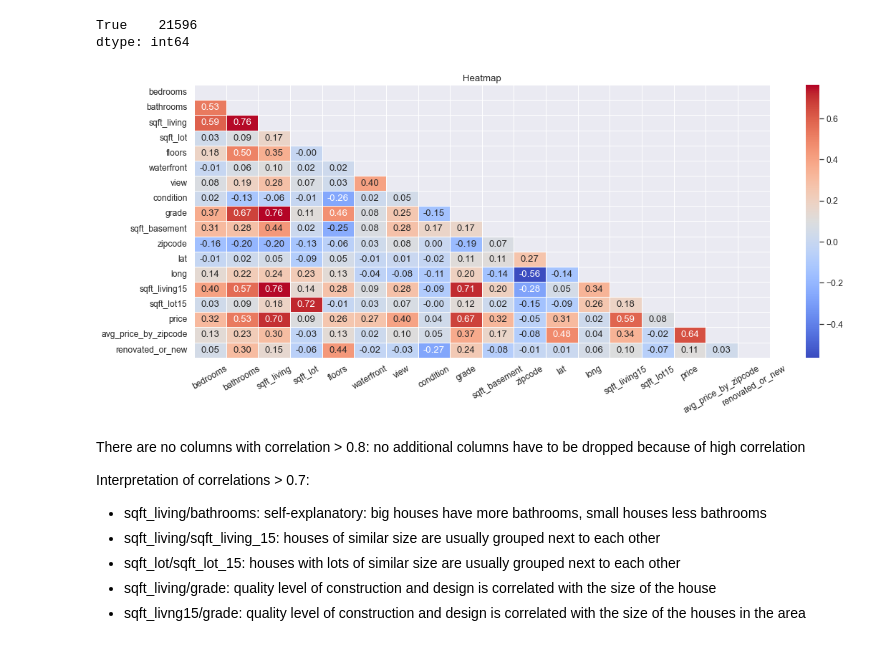
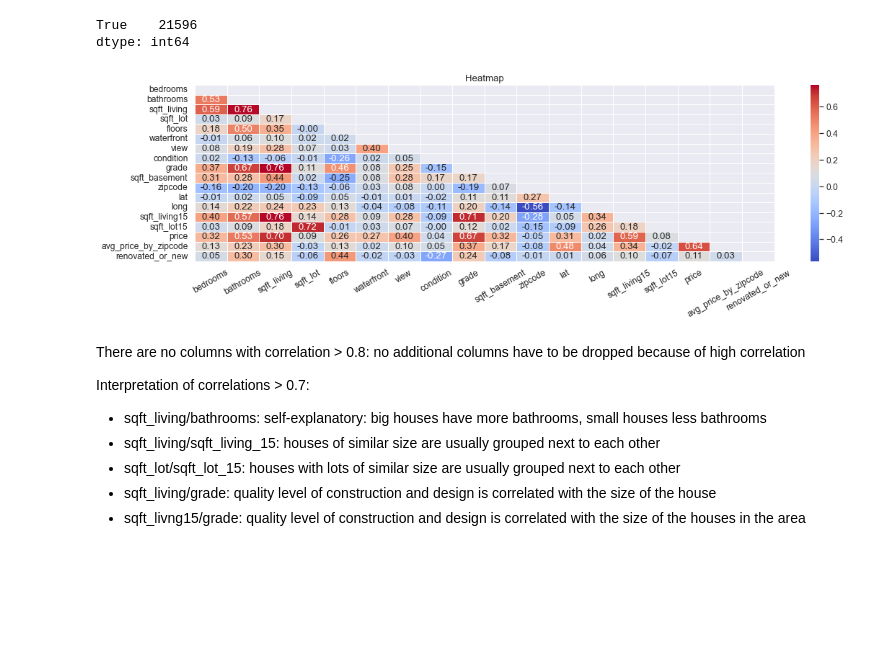
Before and after one commit to florent-zahoui/MidTermProject_IH_DA_02_22, a Jupyter notebook: MidTerm Project/Modelling.ipynb, the cells around one changed output. Saved outputs shown, nothing was run; the diff lists cells and outputs as text; code cells hidden in the pictures; blank space fills up the shorter version.

```diff
--- a/MidTerm Project/Modelling.ipynb
+++ b/MidTerm Project/Modelling.ipynb
@@ -106,21 +106,21 @@ df.drop(["basement"], axis = 1, inplace=True)
 # %%
 # Heatmap
 
 correlation_matrix = df.corr()
 sns.set(font_scale=1.1) # Font size
 
-fig, ax = plt.subplots(figsize = (18,7))
+fig, ax = plt.subplots(figsize = (18,4.5))
 
 ax.set_title("Heatmap")
 corr = df.corr()
 
 matrix = np.triu(corr) # Getting the Upper Triangle of the corelation matrix
 sns.heatmap(corr, cmap = "coolwarm", linewidth = 1, annot=True,  fmt = ".2f", mask=matrix) # using the upper triangle matrix as mask
 ax.set_xticklabels(ax.get_xticklabels(),rotation = 30) # Rotates labels on x axis
 
 plt.show()
 # %% [output]
-[figure, old version]
+[figure, new version]
 # %% [markdown]
 There are no columns with correlation > 0.8: no additional columns have to be dropped because of high correlation
 
```
Also changed, not shown: parts of 23 cells of this notebook.
